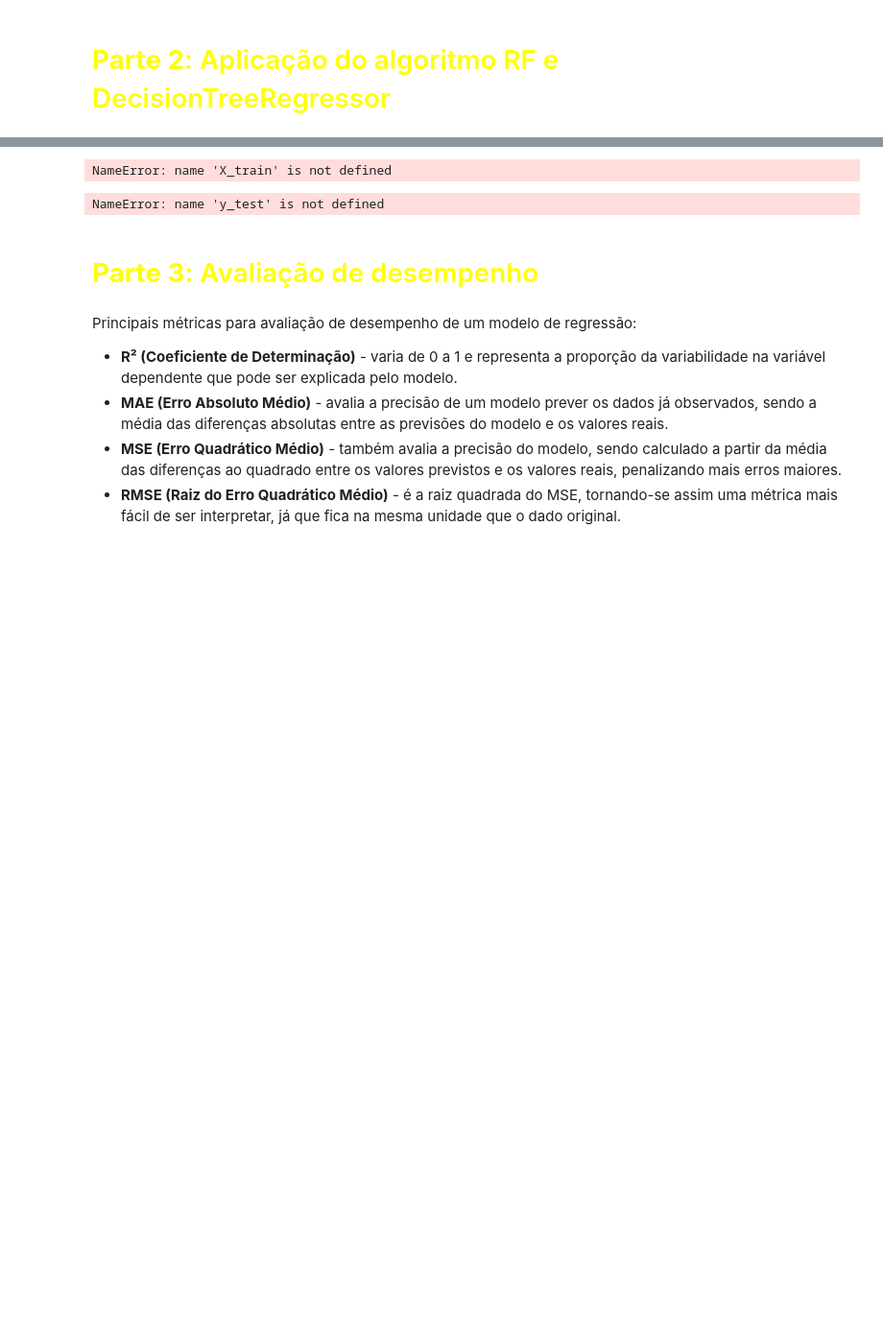
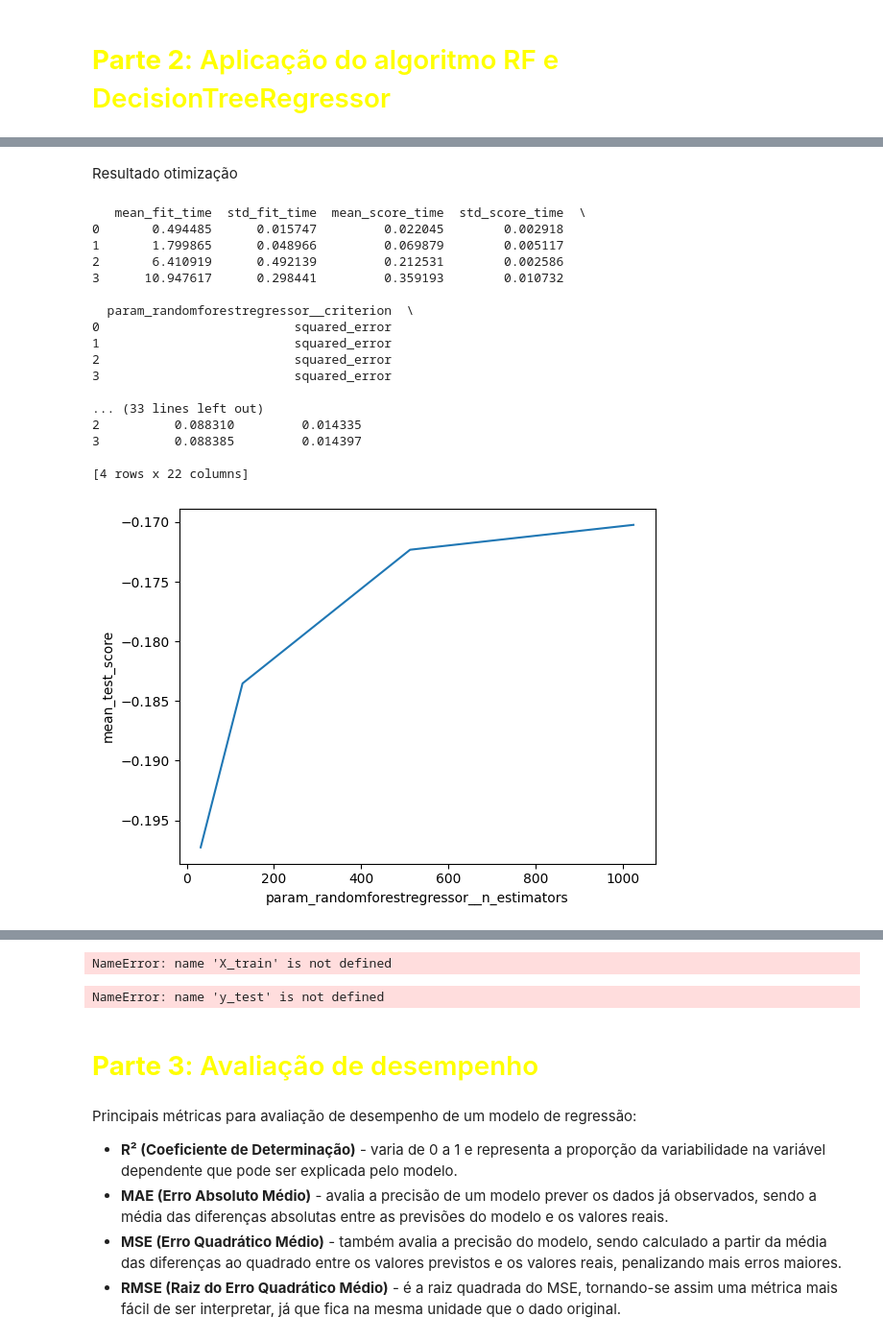
Before and after one commit to pedromujica1/aqm-dataset, a Jupyter notebook: estacao-grafana/Árvore_de_Regressão_e_Random_Forest.ipynb, the cells around one changed output, grey strips where cells are left out. Shown: that part at 96% size. Drawn from its saved outputs; the diff is of its cells as text; code cells hidden in the pictures; blank space fills up the shorter version.

```diff
--- a/estacao-grafana/Árvore_de_Regressão_e_Random_Forest.ipynb
+++ b/estacao-grafana/Árvore_de_Regressão_e_Random_Forest.ipynb
@@ -100,0 +210,3 @@ label_ref= 'iag_co'
+# %%
+kfold = RepeatedKFold(n_splits = 5, n_repeats = 1)
+# kfold = StratifiedKFold(n_splits = 5)
@@ -100,0 +223,19 @@ label_ref= 'iag_co'
+# %%
+param_grid = {"randomforestregressor__n_estimators": np.array([32, 128, 512, 1024]),
+              # "randomforestregressor__max_depth": None,
+              #  "randomforestregressor__oob_score" : [True],
+              # "randomforestregressor__bootstrap" : [False, True],
+              # 'randomforestregressor__max_features': ["sqrt", "log2", None],
+              'randomforestregressor__criterion': ['squared_error' ]}# 'absolute_error', 'friedman_mse']}
+# %%
+# criação do pipeline de regressao com RF
+regressor = make_pipeline(RandomForestRegressor())
+
+linReg = LinearRegression().fit(X_train, y_train)
+
+#GridSearch com validação cruzada
+gs = GridSearchCV(regressor, param_grid=param_grid, n_jobs=-1, verbose = 3,\
+                  return_train_score=True, cv = kfold, error_score = 'raise')
+
+
+res = gs.fit(X_train,y_train)
@@ -100,0 +260,44 @@ label_ref= 'iag_co'
+# %% [markdown]
+Resultado otimização
+# %%
+
+print(train_data := pd.DataFrame(res.cv_results_))
+
+with open('tabela_treino.tex', 'w') as f:
+    f.write(train_data.style.to_latex())
+
+
+var = 'squared_error'
+var2 = 'sqrt'
+# mse = train_data.query("param_randomforestregressor__criterion == @var and param_randomforestregressor__max_features == @var2")
+mse_df = train_data.query("param_randomforestregressor__criterion == @var")
+
+with open('tabela_treino_mse.tex', 'w') as f:
+    f.write(mse_df.style.to_latex())
+
+mse_df = mse_df.sort_values('param_randomforestregressor__n_estimators', axis = 0)
+
+# Plot the responses for different events and regions
+sns.lineplot(x="param_randomforestregressor__n_estimators", y="mean_test_score",
+             #hue="param_randomforestregressor__max_features", # style="event",
+             data=train_data)
+plt.show()
+# %% [output]
+   mean_fit_time  std_fit_time  mean_score_time  std_score_time  \
+0       0.494485      0.015747         0.022045        0.002918
+1       1.799865      0.048966         0.069879        0.005117
+2       6.410919      0.492139         0.212531        0.002586
+3      10.947617      0.298441         0.359193        0.010732
+
+  param_randomforestregressor__criterion  \
+0                          squared_error
+1                          squared_error
+2                          squared_error
+3                          squared_error
+
+... (33 lines left out)
+2          0.088310         0.014335
+3          0.088385         0.014397
+
+[4 rows x 22 columns]
+[figure, added]
```
Also changed, not shown: parts of 16 cells of this notebook, 9 other files.
